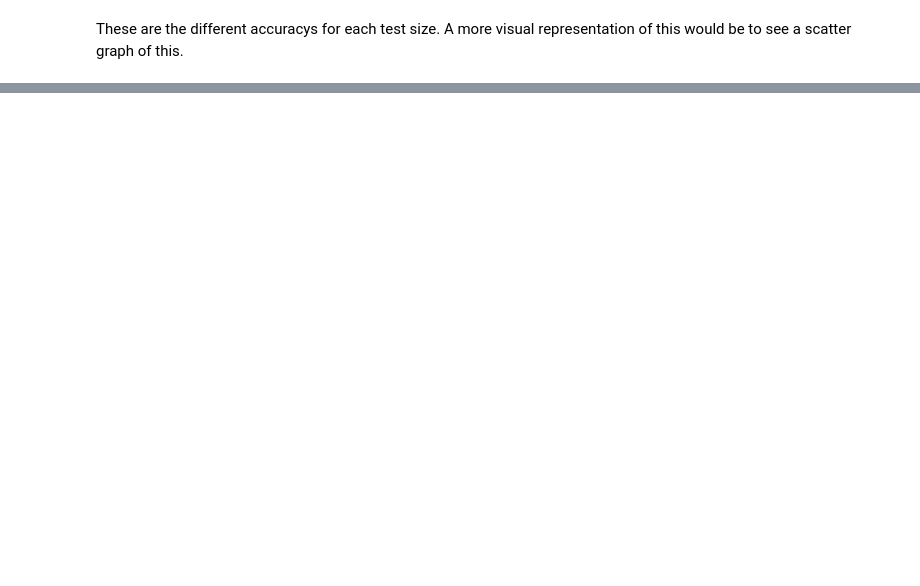
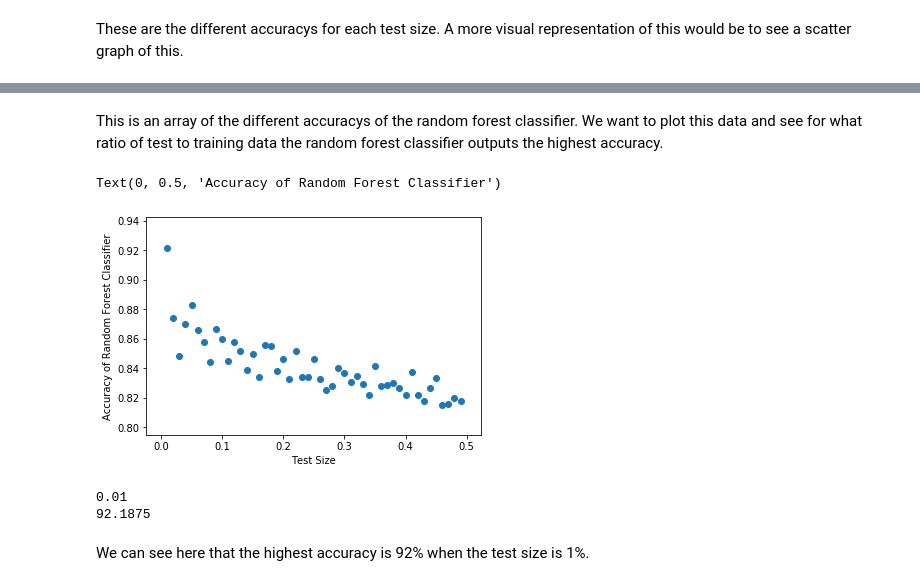
Before and after one commit to EMAT31530/ai-group-project-maths-team, a Jupyter notebook: Decision Trees for Fake News Classifier.ipynb, the cells around one changed output, grey strips where cells are left out. Cells and saved outputs as stored; diff of their text form; code cells hidden in the pictures; blank space fills up the shorter version.

```diff
--- a/Decision Trees for Fake News Classifier.ipynb
+++ b/Decision Trees for Fake News Classifier.ipynb
@@ -144,0 +151,6 @@ The Decision Tree Classifier give the best accuracy when we split the data into
+# %%
+from sklearn.ensemble import RandomForestClassifier
+rfc = RandomForestClassifier()
+rfc.fit(x_train,y_train)
+accuracy1 = rfc.score(x_test,y_test)
+accuracy1
@@ -144,0 +161,9 @@ The Decision Tree Classifier give the best accuracy when we split the data into
+# %%
+size = np.arange(0.01,0.5,0.01)
+accuracy1 = []
+for i in size:
+    x_train, x_test, y_train, y_test = train_test_split(tf_idf_matrix, df_output, test_size = i, random_state = 42)
+    rfc.fit(x_train, y_train)
+    a = rfc.score(x_test,y_test)
+    accuracy1.append(a)
+accuracy1
@@ -144,0 +188,18 @@ The Decision Tree Classifier give the best accuracy when we split the data into
+# %% [markdown]
+This is an array of the different accuracys of the random forest classifier. We want to plot this data and see for what ratio of test to training data the random forest classifier outputs the highest accuracy.
+# %%
+import matplotlib.pyplot as plt
+plt.scatter(size, accuracy1)
+plt.xlabel('Test Size')
+plt.ylabel('Accuracy of Random Forest Classifier')
+# %% [output]
+Text(0, 0.5, 'Accuracy of Random Forest Classifier')
+[figure, added]
+# %%
+print(size[np.argmax(accuracy1)])
+print(accuracy1[np.argmax(accuracy1)]*100)
+# %% [output]
+0.01
+92.1875
+# %% [markdown]
+We can see here that the highest accuracy is 92% when the test size is 1%.
```
Also changed, not shown: parts of 10 cells of this notebook.
